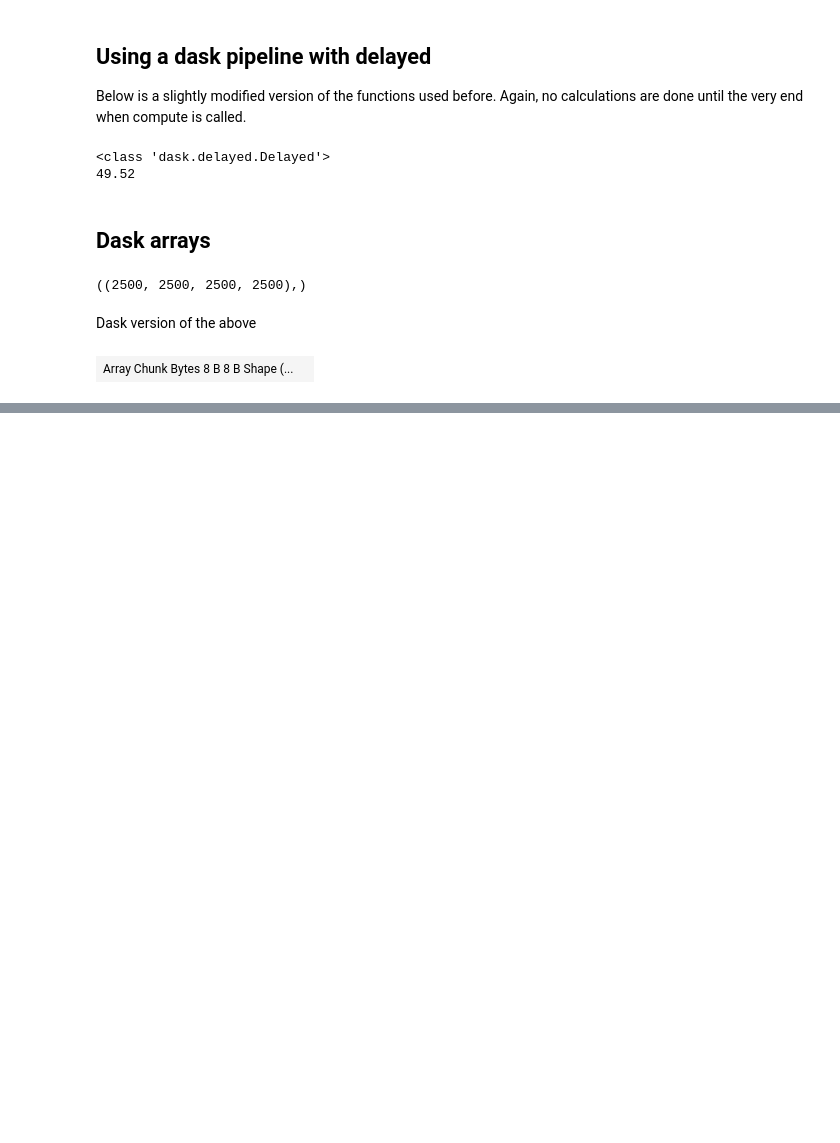
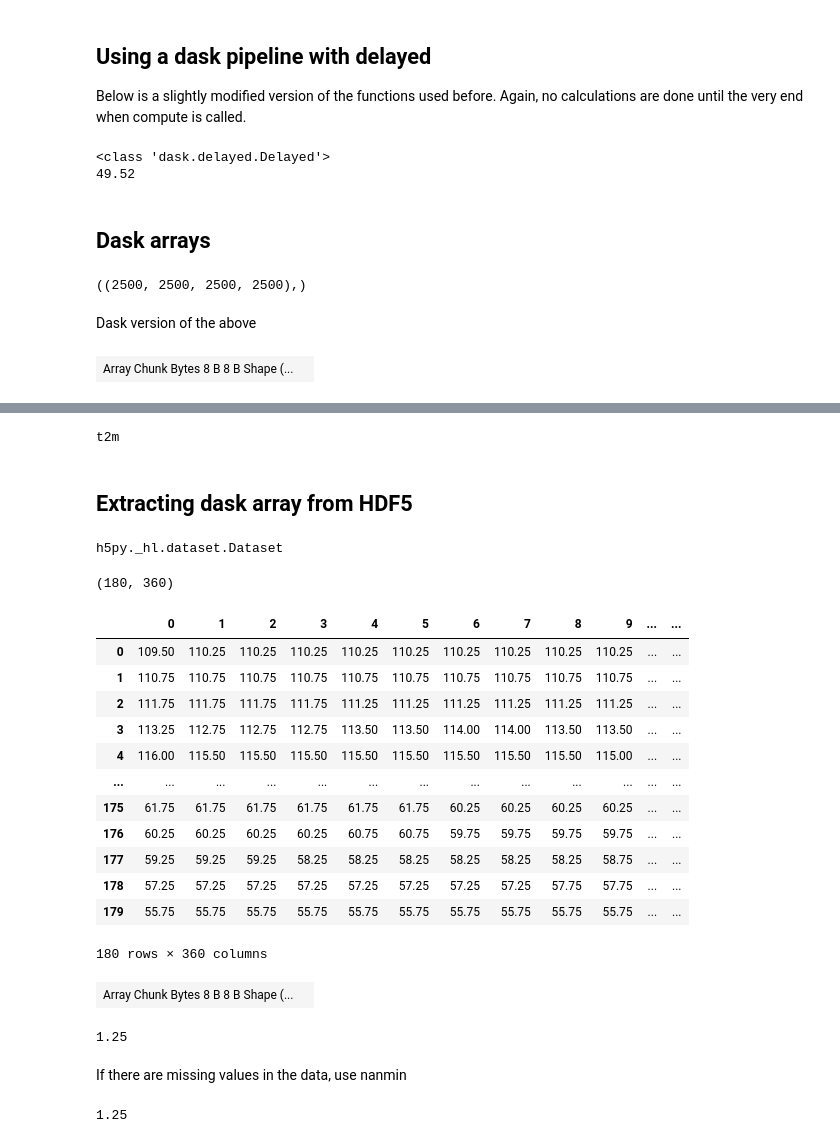
Before and after one commit to pvahtera/Dask, a Jupyter notebook: Scripts/Dask_practical.ipynb, the cells around one changed output, grey strips where cells are left out. Cells and saved outputs as stored; diff of their text form; code cells hidden in the pictures; blank space fills up the shorter version.

```diff
--- a/Scripts/Dask_practical.ipynb
+++ b/Scripts/Dask_practical.ipynb
@@ -256,0 +263,2 @@ result.visualize(rankdir='LR') # forces horizontal layout
+# %%
+data_store = h5py.File('2014-01-31.hdf5')
@@ -256,0 +269,34 @@ result.visualize(rankdir='LR') # forces horizontal layout
+# %%
+for key in data_store.keys():
+    print(key)
+# %% [output]
+t2m
+# %% [markdown]
+## Extracting dask array from HDF5
+# %%
+data = data_store['t2m'] # bind data for introspection
+type(data)
+# %% [output]
+h5py._hl.dataset.Dataset
+# %%
+data.shape
+# %% [output]
+(180, 360)
+# %%
+df = pd.DataFrame(data)
+# %%
+df
+# %% [output]
+|  | 0 | 1 | 2 | 3 | 4 | 5 | 6 | 7 | 8 | 9 | ... | ... |
+| 0 | 109.50 | 110.25 | 110.25 | 110.25 | 110.25 | 110.25 | 110.25 | 110.25 | 110.25 | 110.25 | ... | ... |
+| 1 | 110.75 | 110.75 | 110.75 | 110.75 | 110.75 | 110.75 | 110.75 | 110.75 | 110.75 | 110.75 | ... | ... |
+| 2 | 111.75 | 111.75 | 111.75 | 111.75 | 111.25 | 111.25 | 111.25 | 111.25 | 111.25 | 111.25 | ... | ... |
+| 3 | 113.25 | 112.75 | 112.75 | 112.75 | 113.50 | 113.50 | 114.00 | 114.00 | 113.50 | 113.50 | ... | ... |
+| 4 | 116.00 | 115.50 | 115.50 | 115.50 | 115.50 | 115.50 | 115.50 | 115.50 | 115.50 | 115.00 | ... | ... |
+| ... | ... | ... | ... | ... | ... | ... | ... | ... | ... | ... | ... | ... |
+| 175 | 61.75 | 61.75 | 61.75 | 61.75 | 61.75 | 61.75 | 60.25 | 60.25 | 60.25 | 60.25 | ... | ... |
+| 176 | 60.25 | 60.25 | 60.25 | 60.25 | 60.75 | 60.75 | 59.75 | 59.75 | 59.75 | 59.75 | ... | ... |
+| 177 | 59.25 | 59.25 | 59.25 | 58.25 | 58.25 | 58.25 | 58.25 | 58.25 | 58.25 | 58.75 | ... | ... |
+| 178 | 57.25 | 57.25 | 57.25 | 57.25 | 57.25 | 57.25 | 57.25 | 57.25 | 57.75 | 57.75 | ... | ... |
+| 179 | 55.75 | 55.75 | 55.75 | 55.75 | 55.75 | 55.75 | 55.75 | 55.75 | 55.75 | 55.75 | ... | ... |
+180 rows × 360 columns
@@ -256,0 +305,14 @@ result.visualize(rankdir='LR') # forces horizontal layout
+# %%
+data_dask.min()
+# %% [output]
+| Array Chunk Bytes 8 B 8 B Shape (... |  |
+# %%
+data_dask.min().compute()
+# %% [output]
+1.25
+# %% [markdown]
+If there are missing values in the data, use nanmin
+# %%
+da.nanmin(data_dask).compute()
+# %% [output]
+1.25
```
Also changed, not shown: parts of 84 cells of this notebook.
